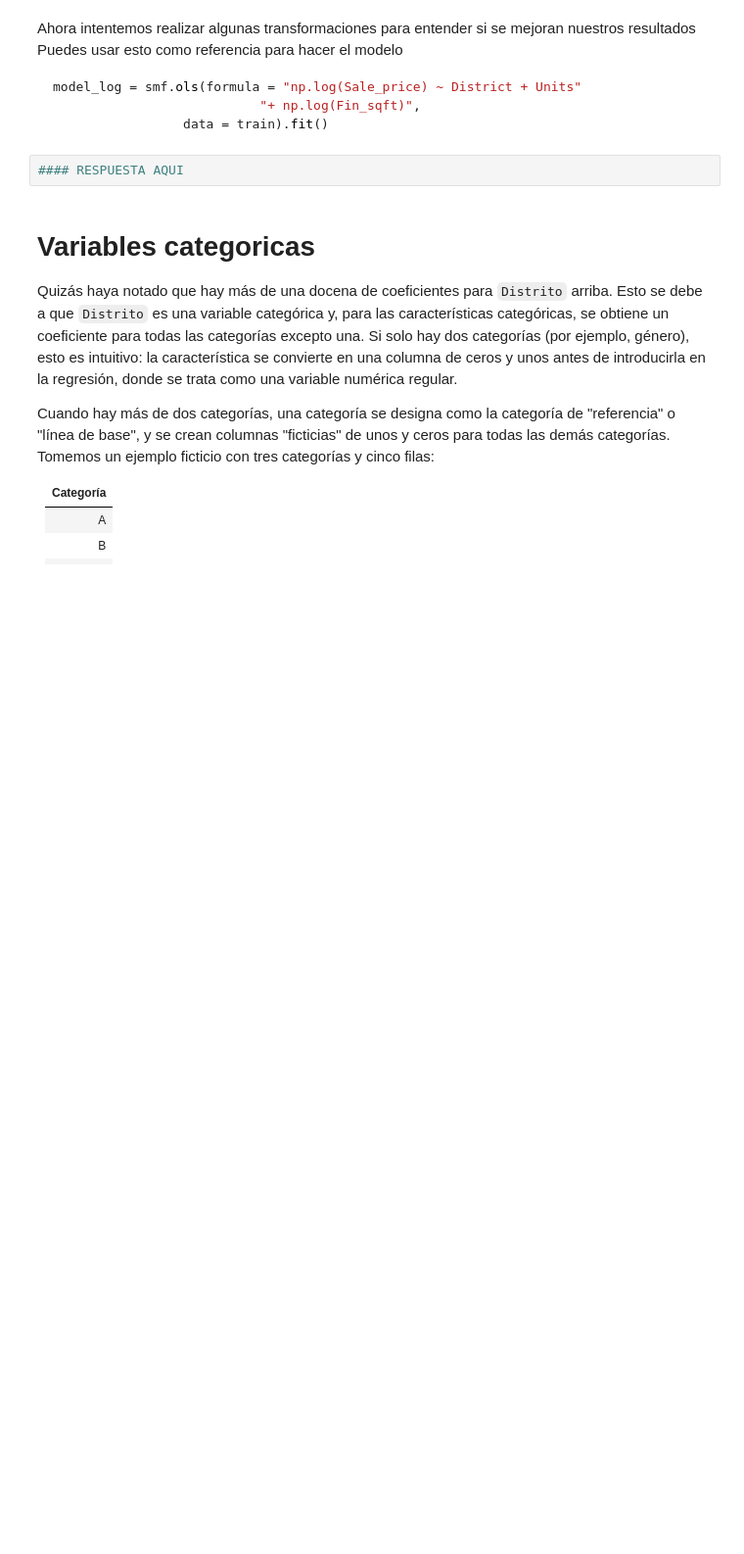
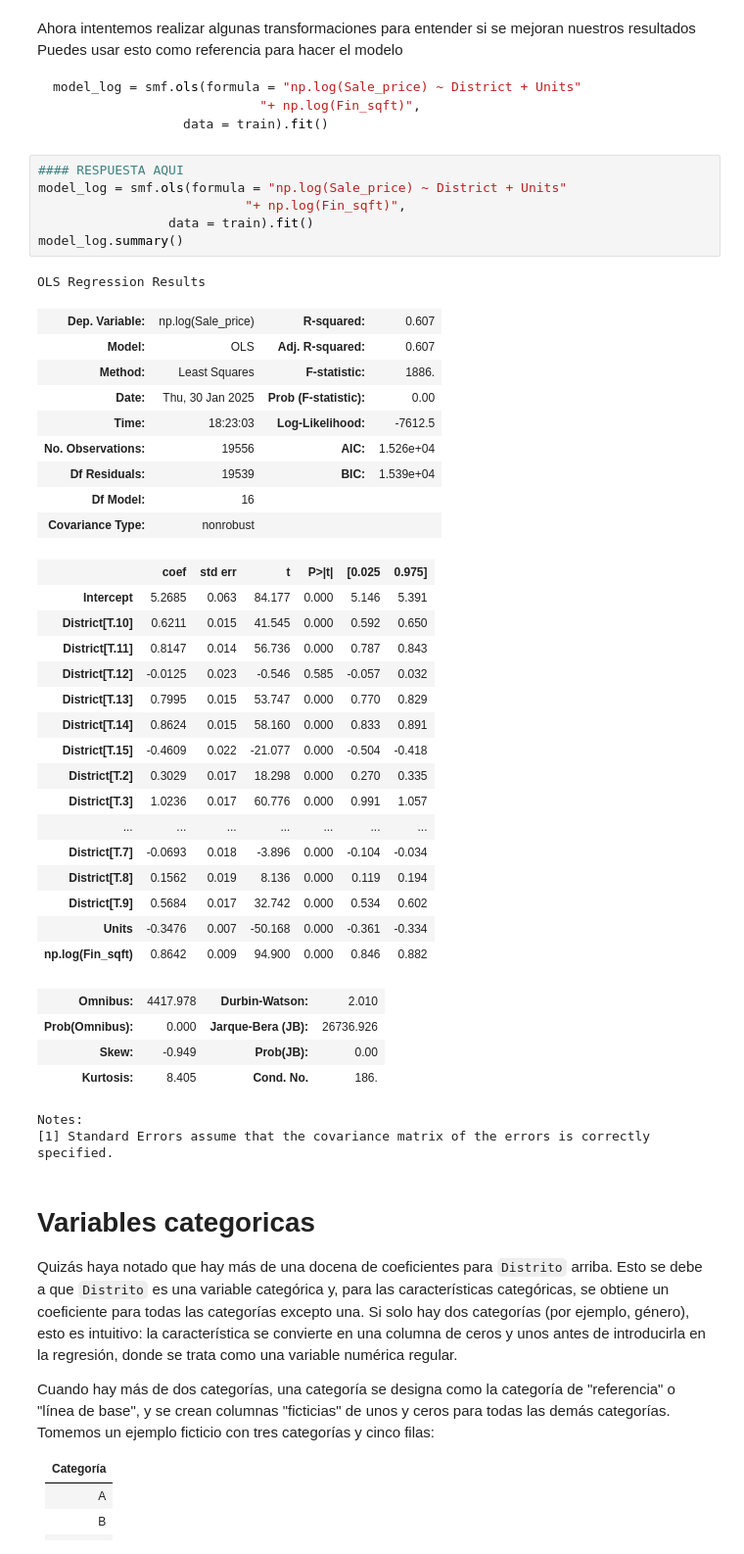
Before and after one commit to dfbustosus/Bootcamp-DS-2024-I, a Jupyter notebook: Regression_test/Desafio.ipynb, the cells around one changed output. Shown at 98% size. Cells and saved outputs as stored; diff of their text form; blank space fills up the shorter version.

````diff
--- a/Regression_test/Desafio.ipynb
+++ b/Regression_test/Desafio.ipynb
@@ -91,8 +141,45 @@ model_log = smf.ols(formula = "np.log(Sale_price) ~ District + Units"
                            "+ np.log(Fin_sqft)",
                  data = train).fit()
 ```
-# %%
-#### RESPUESTA AQUI
+# %%
+#### RESPUESTA AQUI
+model_log = smf.ols(formula = "np.log(Sale_price) ~ District + Units"
+                           "+ np.log(Fin_sqft)",
+                 data = train).fit()
+model_log.summary()
+# %% [output]
+OLS Regression Results
+| Dep. Variable: | np.log(Sale_price) | R-squared: | 0.607 |
+| Model: | OLS | Adj. R-squared: | 0.607 |
+| Method: | Least Squares | F-statistic: | 1886. |
+| Date: | Thu, 30 Jan 2025 | Prob (F-statistic): | 0.00 |
+| Time: | 18:23:03 | Log-Likelihood: | -7612.5 |
+| No. Observations: | 19556 | AIC: | 1.526e+04 |
+| Df Residuals: | 19539 | BIC: | 1.539e+04 |
+| Df Model: | 16 |  |  |
+| Covariance Type: | nonrobust |  |  |
+|  | coef | std err | t | P>|t| | [0.025 | 0.975] |
+| Intercept | 5.2685 | 0.063 | 84.177 | 0.000 | 5.146 | 5.391 |
+| District[T.10] | 0.6211 | 0.015 | 41.545 | 0.000 | 0.592 | 0.650 |
+| District[T.11] | 0.8147 | 0.014 | 56.736 | 0.000 | 0.787 | 0.843 |
+| District[T.12] | -0.0125 | 0.023 | -0.546 | 0.585 | -0.057 | 0.032 |
+| District[T.13] | 0.7995 | 0.015 | 53.747 | 0.000 | 0.770 | 0.829 |
+| District[T.14] | 0.8624 | 0.015 | 58.160 | 0.000 | 0.833 | 0.891 |
+| District[T.15] | -0.4609 | 0.022 | -21.077 | 0.000 | -0.504 | -0.418 |
+| District[T.2] | 0.3029 | 0.017 | 18.298 | 0.000 | 0.270 | 0.335 |
+| District[T.3] | 1.0236 | 0.017 | 60.776 | 0.000 | 0.991 | 1.057 |
+| ... | ... | ... | ... | ... | ... | ... |
+| District[T.7] | -0.0693 | 0.018 | -3.896 | 0.000 | -0.104 | -0.034 |
+| District[T.8] | 0.1562 | 0.019 | 8.136 | 0.000 | 0.119 | 0.194 |
+| District[T.9] | 0.5684 | 0.017 | 32.742 | 0.000 | 0.534 | 0.602 |
+| Units | -0.3476 | 0.007 | -50.168 | 0.000 | -0.361 | -0.334 |
+| np.log(Fin_sqft) | 0.8642 | 0.009 | 94.900 | 0.000 | 0.846 | 0.882 |
+| Omnibus: | 4417.978 | Durbin-Watson: | 2.010 |
+| Prob(Omnibus): | 0.000 | Jarque-Bera (JB): | 26736.926 |
+| Skew: | -0.949 | Prob(JB): | 0.00 |
+| Kurtosis: | 8.405 | Cond. No. | 186. |
+Notes:
+[1] Standard Errors assume that the covariance matrix of the errors is correctly specified.
 # %% [markdown]
 # Variables categoricas
 
````
Also changed, not shown: parts of 11 cells of this notebook.
